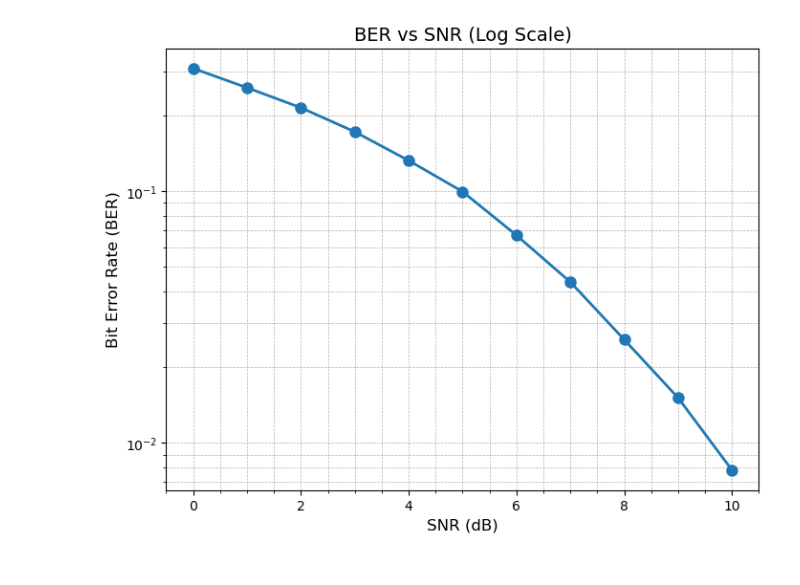
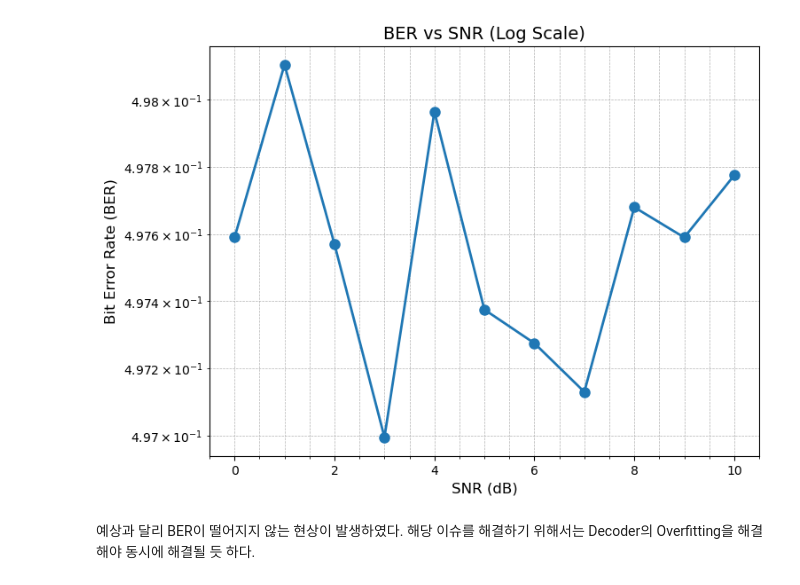
Before and after one commit to KyongHwan-Kim/2024_2_data_communication-with-deep-learning, a Jupyter notebook: project2.ipynb, the cells around one changed output. Drawn from its saved outputs; the diff is of its cells as text; code cells hidden in the pictures.

```diff
--- a/project2.ipynb
+++ b/project2.ipynb
@@ -88,17 +44,15 @@ plot_qpsk_constellation(qpsk_symbols)
 # %%
-# QPSK Decoder Model (CNN)
-class QPSKDemodulationModel(nn.Module):
+# QPSK Decoder Model (DNN)
+class QPSKDemodulationDNN(nn.Module):
     def __init__(self):
-        super(QPSKDemodulationModel, self).__init__()
-        self.fc1 = nn.Linear(2, 64)
-        self.fc2 = nn.Linear(64, 64)
-        self.fc3 = nn.Linear(64, 4)
+        super(QPSKDemodulationDNN, self).__init__()
+        self.fc1 = nn.Linear(2, 8)
+        self.fc2 = nn.Linear(8, 4)
         self.softmax = nn.Softmax()
 
     def forward(self, x):
         x = torch.relu(self.fc1(x))
-        x = torch.relu(self.fc2(x))
-        x = self.softmax(self.fc3(x))
+        x = self.softmax(self.fc2(x))
         return x
 # %%
 # Training Set 준비
@@ -193,22 +227,18 @@ Test Accuracy: 1.00
 # %%
-# BER 그래프
-import matplotlib.pyplot as plt
-
 # BER 계산 함수
 def calculate_ber(original_bits, predicted_bits):
-    errors = (original_bits != predicted_bits).sum().item()
-    ber = errors / original_bits.numel()
+    original_bits = np.array(original_bits)
+    predicted_bits = np.array(predicted_bits)
+
+    # Count the number of bit errors
+    bit_errors = np.sum(original_bits != predicted_bits)
+
+    # Calculate BER
+    ber = bit_errors / len(original_bits)
     return ber
 
 # BER 그래프 작성 함수
 def plot_ber(snr_values, ber_values):
-    """
-    SNR 값과 BER 값을 사용해 semilogy 그래프를 그리는 함수
-
-    Parameters:
-    - snr_values: SNR 값들의 리스트 또는 numpy 배열 (X축 값)
-    - ber_values: BER 값들의 리스트 또는 numpy 배열 (Y축 값)
-    """
     plt.figure(figsize=(8, 6))
     plt.semilogy(snr_values, ber_values, marker='o', linestyle='-', linewidth=2, markersize=8)
     plt.title("BER vs SNR (Log Scale)", fontsize=14)
@@ -216,40 +246,65 @@ def plot_ber(snr_values, ber_values):
     plt.ylabel("Bit Error Rate (BER)", fontsize=12)
     plt.grid(True, which="both", linestyle='--', linewidth=0.5)
     plt.minorticks_on()
     plt.show()
 
 # SNR에 따른 BER 계산 및 그래프 작성
 def evaluate_and_plot_ber(model, X_test, y_test, snr_range):
     ber_values = []
     for snr_db in snr_range:
         # 복소수로 변환
-        X_test_complex = X_test[:, 0] + 1j*X_test[:, 1]
+        # X_test_complex = X_test[:, 0] + 1j*X_test[:, 1]
         # awgn 추가
-        X_test_noise = awgn_(X_test_complex, snr_db)
+        X_test_noise = awgn_(X_test, snr_db)
         # 실수부와 허수부 분리
         X_test_real_parts = X_test_noise.real
         X_test_imag_parts = X_test_noise.imag
         # 텐서로 변환
         X_test_noise_tensor = torch.stack([torch.tensor(X_test_real_parts), torch.tensor(X_test_imag_parts)], dim=1)
-        # 복조 수행
+
         model.eval()
         with torch.no_grad():
-            predictions = model(X_test_noise_tensor)
-            _, predicted_bits = torch.max(predictions, 1)
-        # 정수 -> 비트 변환
-        predicted_bits = predicted_bits.view(-1, 1)
-        y_test = y_test.view(-1, 1)
+            x = X_test_noise_tensor.to(device)
+            y_pred = model(x)
+            predicted_dec = torch.argmax(y_pred, dim=1)
+
+
+        # 예측 값 정수 -> 비트 변환
+        predicted_bits = []
+        for i in range(len(predicted_dec)):
+            if predicted_dec[i] == 0:
+                predicted_bits.append(0)
+                predicted_bits.append(0)
+            elif predicted_dec[i] == 1:
+                predicted_bits.append(0)
+                predicted_bits.append(1)
+            elif predicted_dec[i] == 2:
+                predicted_bits.append(1)
+                predicted_bits.append(0)
+            else:
+                predicted_bits.append(1)
+                predicted_bits.append(1)
         # BER 계산
         ber = calculate_ber(y_test, predicted_bits)
         ber_values.append(ber)
 
     # BER 그래프 작성
     plot_ber(snr_range, ber_values)
 
 # SNR 범위 설정
 snr_range = range(0, 11)  # 0 dB부터 10 dB까지
 
 # BER 평가 및 그래프 작성
-evaluate_and_plot_ber(model, X_test, y_test, snr_range)
+y_test = pd.read_csv('./data/te_bits.csv', header=None)
+flatten_y_test = y_test.values.flatten()
+
+# 전통적인 QPSK 변조
+test_bits = pd.read_csv('./data/te_bits.csv', header=None)
+test_x_modulation = qpsk_modulation(test_bits.values)
+test_x_modulation_tensor = torch.tensor(test_x_modulation, dtype=torch.complex64)
+
+evaluate_and_plot_ber(model, test_x_modulation_tensor, flatten_y_test, snr_range)
 # %% [output]
-[figure, old version]
+[figure, new version]
+# %% [markdown]
+예상과 달리 BER이 떨어지지 않는 현상이 발생하였다. 해당 이슈를 해결하기 위해서는 Decoder의 Overfitting을 해결해야 동시에 해결될 듯 하다.
```
Also changed, not shown: parts of 15 cells of this notebook, 8 other files.
